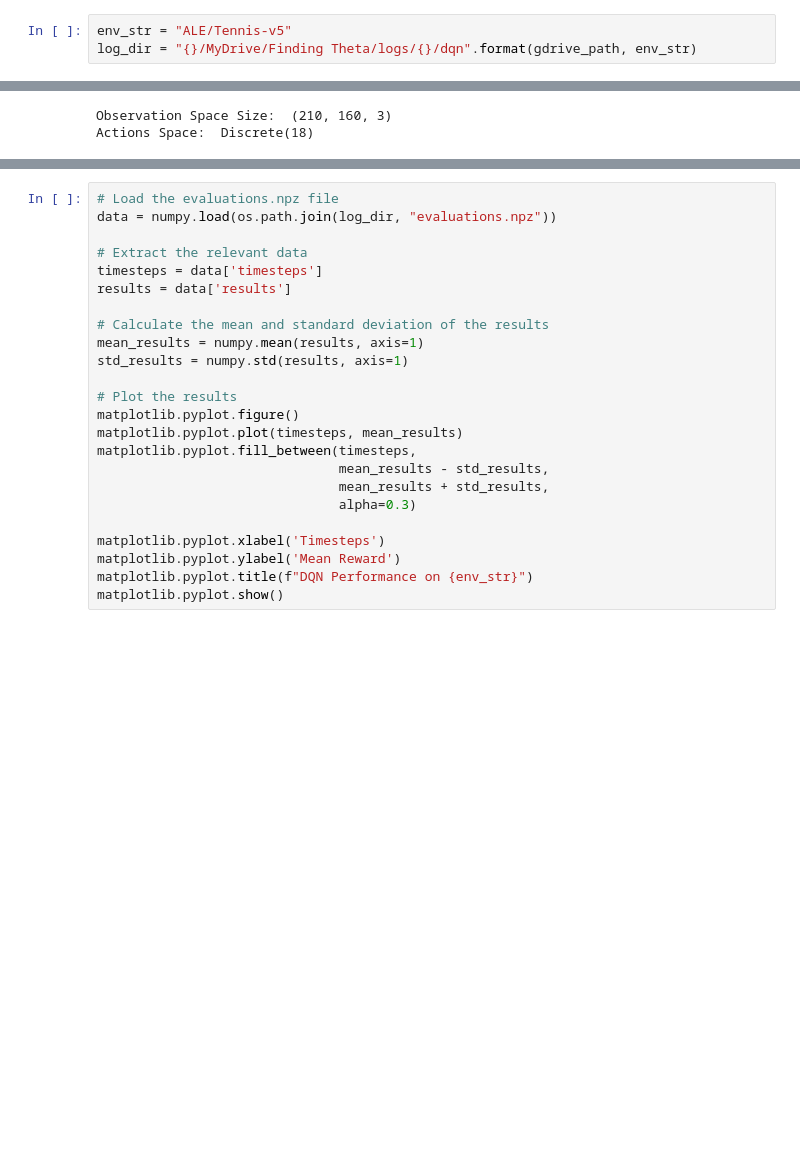
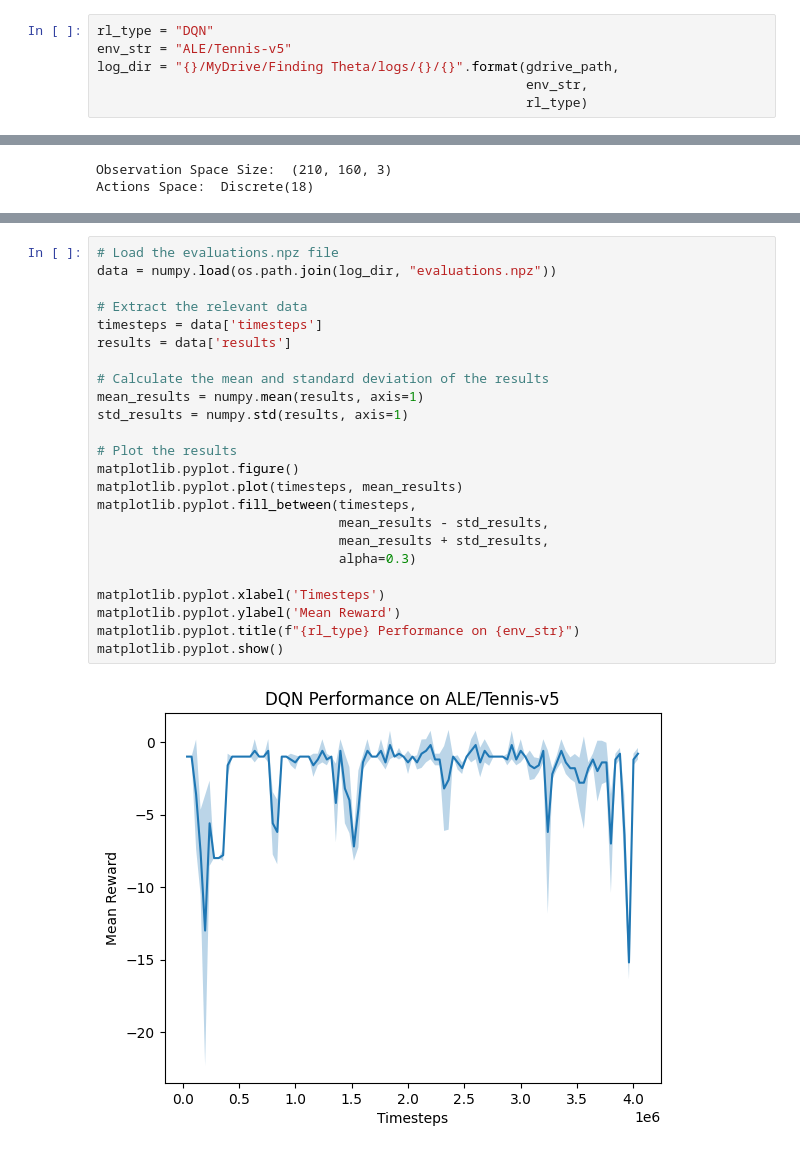
Before and after one commit to kuds/rl-atari-tennis, a Jupyter notebook: [Atari Tennis] Single-Agent Reinforcement Learning DQN.ipynb, the cells around one changed output, grey strips where cells are left out. Cells and saved outputs as stored; diff of their text form; blank space fills up the shorter version.

```diff
--- a/[Atari Tennis] Single-Agent Reinforcement Learning DQN.ipynb
+++ b/[Atari Tennis] Single-Agent Reinforcement Learning DQN.ipynb
@@ -94,8 +112,11 @@ google.colab.drive.mount(gdrive_path, force_remount=True)
 # %% [output]
 Mounted at /content/gdrive
 # %%
+rl_type = "DQN"
 env_str = "ALE/Tennis-v5"
-log_dir = "{}/MyDrive/Finding Theta/logs/{}/dqn".format(gdrive_path, env_str)
+log_dir = "{}/MyDrive/Finding Theta/logs/{}/{}".format(gdrive_path,
+                                                       env_str,
+                                                       rl_type)
 # %%
 # https://danieltakeshi.github.io/2016/11/25/frame-skipping-and-preprocessing-for-deep-q-networks-on-atari-2600-games/
 # https://stable-baselines3.readthedocs.io/en/master/common/atari_wrappers.html
@@ -185,24 +243,26 @@ rec_val.close()
 # %%
 # Load the evaluations.npz file
 data = numpy.load(os.path.join(log_dir, "evaluations.npz"))
 
 # Extract the relevant data
 timesteps = data['timesteps']
 results = data['results']
 
 # Calculate the mean and standard deviation of the results
 mean_results = numpy.mean(results, axis=1)
 std_results = numpy.std(results, axis=1)
 
 # Plot the results
 matplotlib.pyplot.figure()
 matplotlib.pyplot.plot(timesteps, mean_results)
 matplotlib.pyplot.fill_between(timesteps,
                                mean_results - std_results,
                                mean_results + std_results,
                                alpha=0.3)
 
 matplotlib.pyplot.xlabel('Timesteps')
 matplotlib.pyplot.ylabel('Mean Reward')
-matplotlib.pyplot.title(f"DQN Performance on {env_str}")
+matplotlib.pyplot.title(f"{rl_type} Performance on {env_str}")
 matplotlib.pyplot.show()
+# %% [output]
+[figure, added]
```
Also changed, not shown: parts of 7 cells of this notebook.
